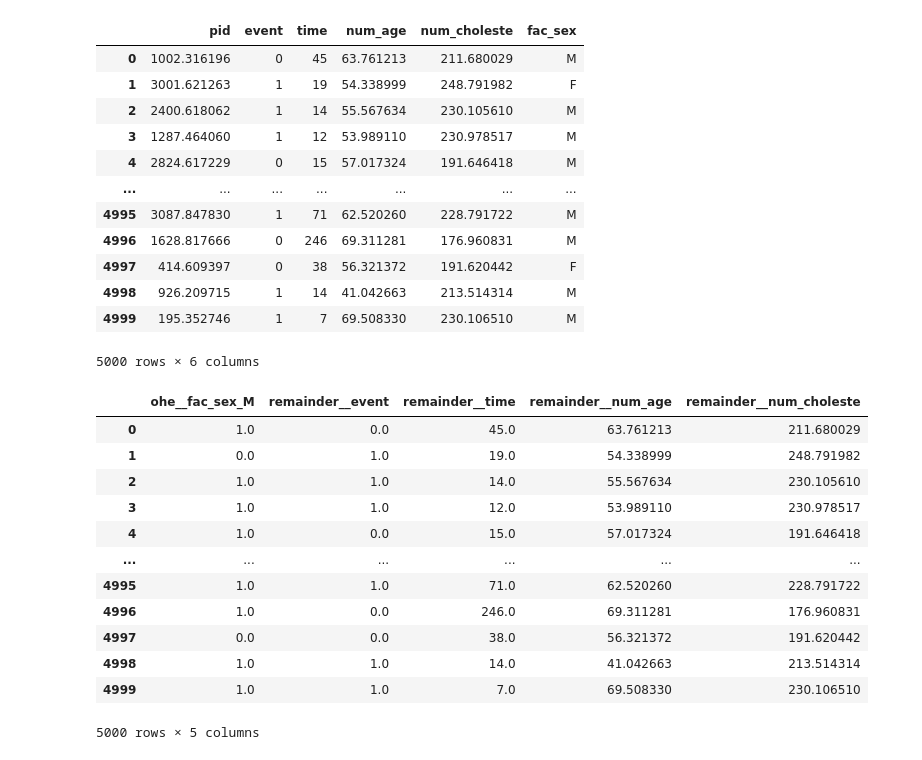
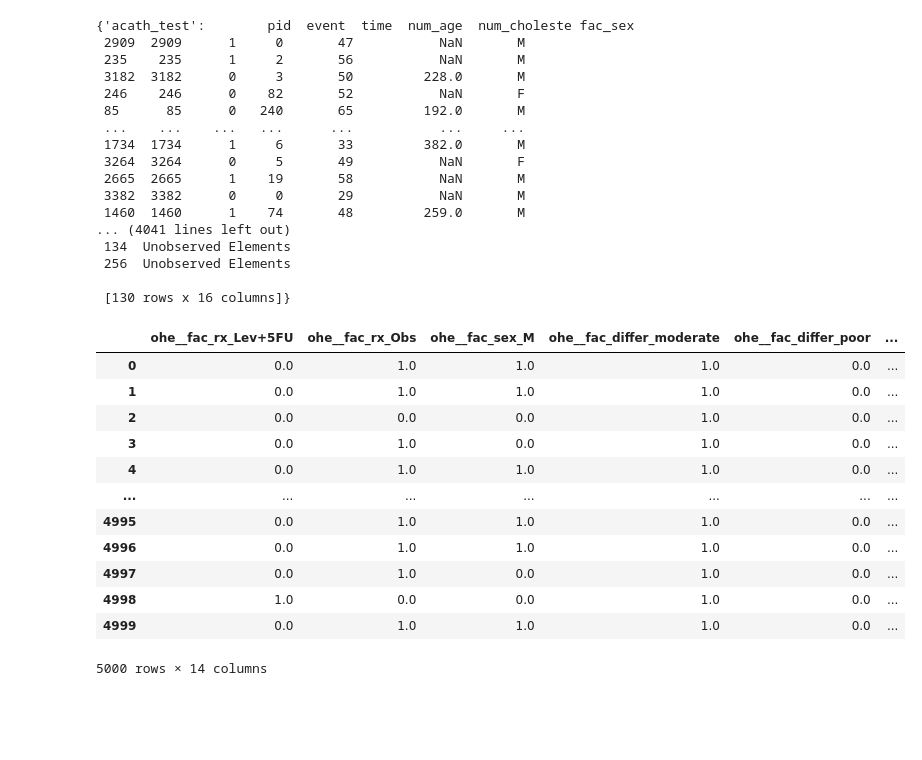
Before and after one commit to wjvandermerwe/ResCap, a Jupyter notebook: research_report/project/experiments/survival_analysis.ipynb, the cells around one changed output. Drawn from its saved outputs; the diff is of its cells as text; code cells hidden in the pictures; blank space fills up the shorter version.

```diff
--- a/research_report/project/experiments/survival_analysis.ipynb
+++ b/research_report/project/experiments/survival_analysis.ipynb
@@ -1,8 +1,14 @@
 # %%
 from lifelines import CoxPHFitter
 # %%
-from utils.config import load_datasets, get_train_dataset_indexes, get_generated_vae_dataset_indexes, get_generated_gan_dataset_indexes
+from utils.config import load_datasets, get_generated_gan_train_dataset_indexes, get_test_dataset_indexes
 
-dataset_indexes = get_generated_gan_dataset_indexes("../outputs/generated_datasets")
-datasets = load_datasets(folder="../outputs/generated_datasets", names=dataset_indexes)
+
+test_folder = "../outputs/datasets"
+test_indexes = get_test_dataset_indexes(test_folder)
+test_sets = load_datasets(folder=test_folder, names=test_indexes)
+
+folder = "../outputs/generated_datasets"
+dataset_indexes = get_generated_gan_train_dataset_indexes(folder)
+datasets = load_datasets(folder=folder, names=dataset_indexes)
 # %% [output]
@@ -10,41 +23,50 @@ datasets = load_datasets(folder="../outputs/generated_datasets", names=dataset_i
 # %%
-datasets['acath_train_gan'].dataframe()
+# datasets
+# ['colon_train_gan']
+# test_sets['colon']
+# test_sets['colon_test']
+test_sets
+# dataset_indexes
 # %% [output]
-|  | pid | event | time | num_age | num_choleste | fac_sex |
-| 0 | 1002.316196 | 0 | 45 | 63.761213 | 211.680029 | M |
-| 1 | 3001.621263 | 1 | 19 | 54.338999 | 248.791982 | F |
-| 2 | 2400.618062 | 1 | 14 | 55.567634 | 230.105610 | M |
-| 3 | 1287.464060 | 1 | 12 | 53.989110 | 230.978517 | M |
-| 4 | 2824.617229 | 0 | 15 | 57.017324 | 191.646418 | M |
-| ... | ... | ... | ... | ... | ... | ... |
-| 4995 | 3087.847830 | 1 | 71 | 62.520260 | 228.791722 | M |
-| 4996 | 1628.817666 | 0 | 246 | 69.311281 | 176.960831 | M |
-| 4997 | 414.609397 | 0 | 38 | 56.321372 | 191.620442 | F |
-| 4998 | 926.209715 | 1 | 14 | 41.042663 | 213.514314 | M |
-| 4999 | 195.352746 | 1 | 7 | 69.508330 | 230.106510 | M |
-5000 rows × 6 columns
+{'acath_test':        pid  event  time  num_age  num_choleste fac_sex
+ 2909  2909      1     0       47           NaN       M
+ 235    235      1     2       56           NaN       M
+ 3182  3182      0     3       50         228.0       M
+ 246    246      0    82       52           NaN       F
+ 85      85      0   240       65         192.0       M
+ ...    ...    ...   ...      ...           ...     ...
+ 1734  1734      1     6       33         382.0       M
+ 3264  3264      0     5       49           NaN       F
+ 2665  2665      1    19       58           NaN       M
+ 3382  3382      0     0       29           NaN       M
+ 1460  1460      1    74       48         259.0       M
+... (4041 lines left out)
+ 134  Unobserved Elements
+ 256  Unobserved Elements
+
+ [130 rows x 16 columns]}
 # %%
 from utils.preprocess import get_column_transformer
 
-data_pre = datasets['acath_train_gan'].dataframe().drop(columns=['pid'], errors='ignore')
+data_pre = datasets['colon_train_gan'].drop(columns=['pid'], errors='ignore')
 data = get_column_transformer(data_pre)
 
 
 data
 # %% [output]
-|  | ohe__fac_sex_M | remainder__event | remainder__time | remainder__num_age | remainder__num_choleste |
-| 0 | 1.0 | 0.0 | 45.0 | 63.761213 | 211.680029 |
-| 1 | 0.0 | 1.0 | 19.0 | 54.338999 | 248.791982 |
-| 2 | 1.0 | 1.0 | 14.0 | 55.567634 | 230.105610 |
-| 3 | 1.0 | 1.0 | 12.0 | 53.989110 | 230.978517 |
-| 4 | 1.0 | 0.0 | 15.0 | 57.017324 | 191.646418 |
-| ... | ... | ... | ... | ... | ... |
-| 4995 | 1.0 | 1.0 | 71.0 | 62.520260 | 228.791722 |
-| 4996 | 1.0 | 0.0 | 246.0 | 69.311281 | 176.960831 |
-| 4997 | 0.0 | 0.0 | 38.0 | 56.321372 | 191.620442 |
-| 4998 | 1.0 | 1.0 | 14.0 | 41.042663 | 213.514314 |
-| 4999 | 1.0 | 1.0 | 7.0 | 69.508330 | 230.106510 |
+|  | ohe__fac_rx_Lev+5FU | ohe__fac_rx_Obs | ohe__fac_sex_M | ohe__fac_differ_moderate | ohe__fac_differ_poor | ... |
+| 0 | 0.0 | 1.0 | 1.0 | 1.0 | 0.0 | ... |
+| 1 | 0.0 | 1.0 | 1.0 | 1.0 | 0.0 | ... |
+| 2 | 0.0 | 0.0 | 0.0 | 1.0 | 0.0 | ... |
+| 3 | 0.0 | 1.0 | 0.0 | 1.0 | 0.0 | ... |
+| 4 | 0.0 | 1.0 | 1.0 | 1.0 | 0.0 | ... |
+| ... | ... | ... | ... | ... | ... | ... |
+| 4995 | 0.0 | 1.0 | 1.0 | 1.0 | 0.0 | ... |
+| 4996 | 0.0 | 1.0 | 1.0 | 1.0 | 0.0 | ... |
+| 4997 | 0.0 | 1.0 | 0.0 | 1.0 | 0.0 | ... |
+| 4998 | 1.0 | 0.0 | 0.0 | 1.0 | 0.0 | ... |
+| 4999 | 0.0 | 1.0 | 1.0 | 1.0 | 0.0 | ... |
-5000 rows × 5 columns
+5000 rows × 14 columns
 # %%
 from utils.preprocess import impute_missing_values
 
```
Also changed, not shown: parts of 15 cells of this notebook, 51 other files.
